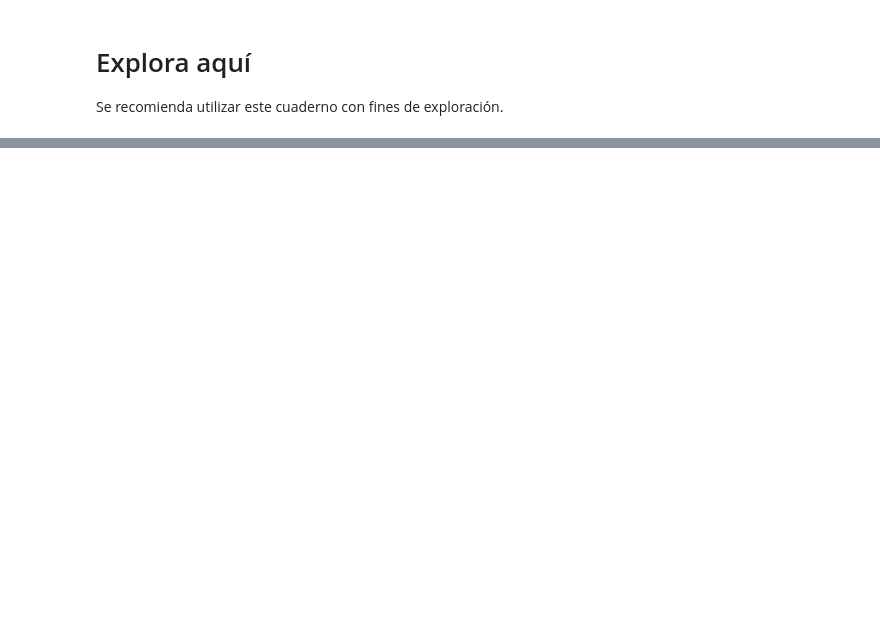
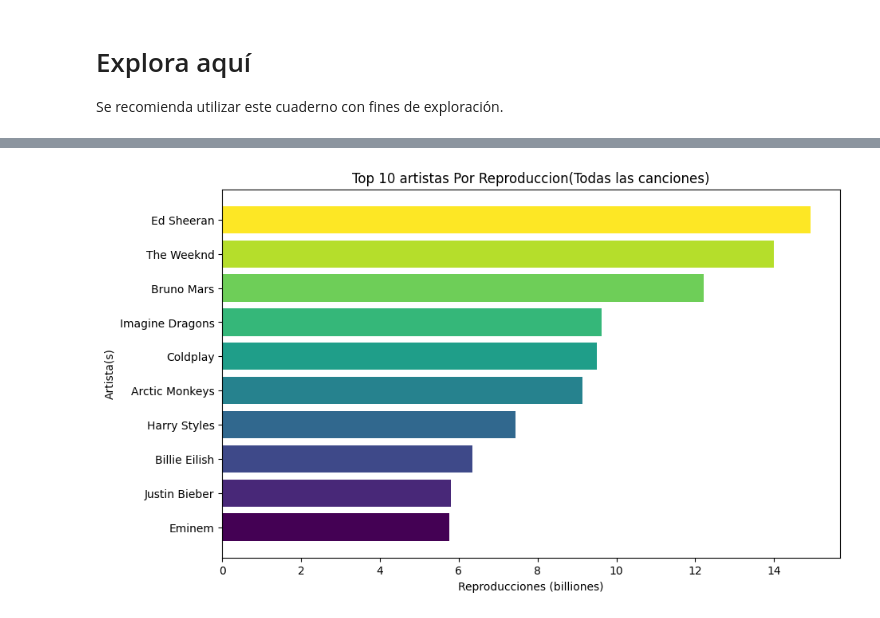
Before and after one commit to 4GeeksAcademy/andrupax94-scraping-project-tutorial, a Jupyter notebook: src/explore.es.ipynb, the cells around one changed output, grey strips where cells are left out. Cells and saved outputs as stored; diff of their text form; code cells hidden in the pictures; blank space fills up the shorter version.

```diff
--- a/src/explore.es.ipynb
+++ b/src/explore.es.ipynb
@@ -88,0 +136,31 @@ df
+# %%
+# viridis pero en una serie
+colors = [
+    "#440154",
+    "#482878",
+    "#3e4989",
+    "#31688e",
+    "#26828e",
+    "#1f9e89",
+    "#35b779",
+    "#6ece58",
+    "#b5de2b",
+    "#fde725"
+]
+
+top10_streams = (
+    df.groupby("Artist(s)")["Streams(billions)"]
+      .sum()
+      .sort_values(ascending=False)
+      .head(10)
+      .sort_values(ascending=True)
+      .reset_index()
+)
+plt.figure(figsize=(10,6))
+plt.barh(top10_streams["Artist(s)"], top10_streams["Streams(billions)"],color=colors)
+plt.xlabel("Reproducciones (billiones)")
+plt.ylabel("Artista(s)")
+plt.title("Top 10 artistas Por Reproduccion(Todas las canciones)")
+plt.show()
+# %% [output]
+[figure, added]
```
Also changed, not shown: parts of 9 cells of this notebook, 1 other file.
